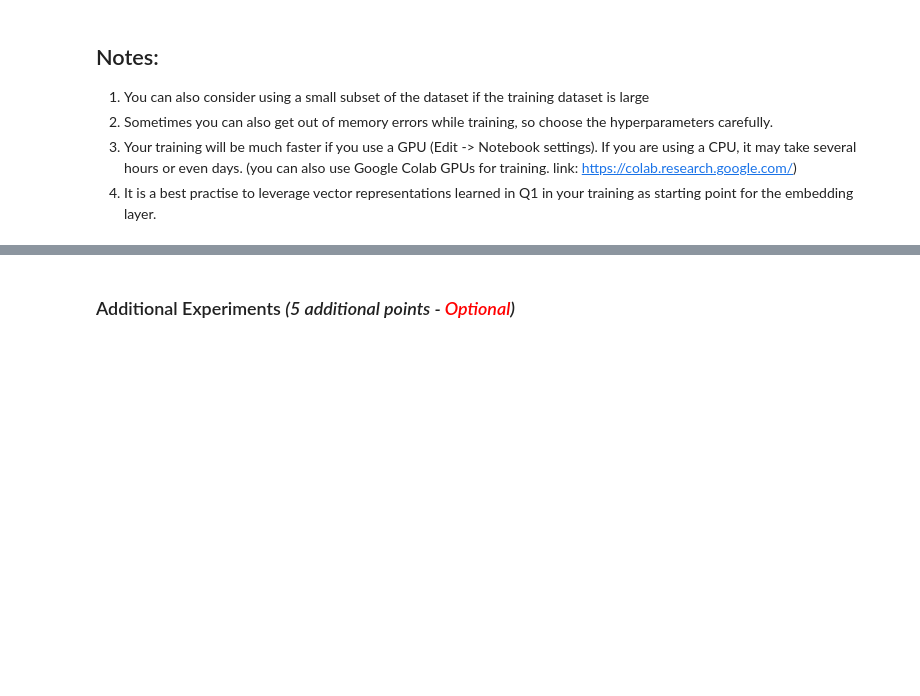
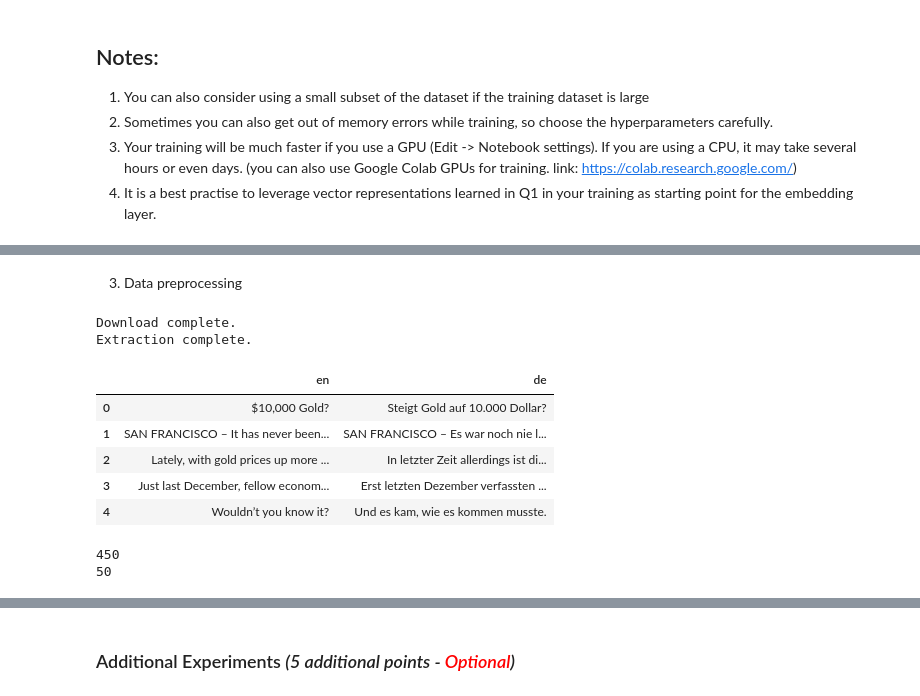
Before and after one commit to jdai01/CAI_NatL, a Jupyter notebook: Assignment 3/Assignment_3_SS25.ipynb, the cells around one changed output, grey strips where cells are left out. Saved outputs shown, nothing was run; the diff lists cells and outputs as text; code cells hidden in the pictures; blank space fills up the shorter version.

```diff
--- a/Assignment 3/Assignment_3_SS25.ipynb
+++ b/Assignment 3/Assignment_3_SS25.ipynb
@@ -419,20 +251,0 @@ Extraction complete.
-# %%
-import re
-def clean_text(text):
-
-    # Convert text to lowercase
-    text = str(text).lower().strip()
-
-    # Remove the \n at the end of each line in the file
-    text = text.rstrip('\n')
-
-    # Remove HTML tags and non-alphanumeric characters
-    text = re.sub(r"<[^>]+>", "", text)
-    text = re.sub(r"[^a-zA-ZÀ-ÿ0-9\s.,;!?':()\[\]{}-]", " ", text)  # Keep selected punctuation marks, symbols and apostrophes
-
-    # Remove excessive whitespace (more than one space)
-    text = re.sub(r"\s+", " ", text)
-
-    text = text.encode("utf-8", errors="ignore").decode("utf-8")  # Corrected encoding
-
-    return text
@@ -513,0 +360,2 @@ NameError: name 'get_tokenizer' is not defined
+# %% [markdown]
+3. Data preprocessing
@@ -513,0 +369,18 @@ NameError: name 'get_tokenizer' is not defined
+# %%
+# Download and unzip file
+url = "https://www.statmt.org/wmt14/training-parallel-nc-v9.tgz"
+filename = "news-commentary.tgz"
+extract_path = ""
+
+response = requests.get(url)
+with open(filename, 'wb') as f:
+    for chunk in response.iter_content(chunk_size=8192):
+        f.write(chunk)
+print("Download complete.")
+
+with tarfile.open(filename, "r:gz") as tar:
+    tar.extractall(path=extract_path)
+print("Extraction complete.")
+# %% [output]
+Download complete.
+Extraction complete.
@@ -513,0 +406,17 @@ NameError: name 'get_tokenizer' is not defined
+# %%
+en_filename = "training/news-commentary-v9.de-en.en"
+de_filename = "training/news-commentary-v9.de-en.de"
+
+# Cast the data from en & de files into a DataFrame
+with open(en_filename, 'r') as en_file, open(de_filename, 'r') as de_file:
+    en = pd.Series(en_file.readlines(), name=SRC_LANGUAGE).apply(lambda text: clean_text(text))
+    de = pd.Series(de_file.readlines(), name=TGT_LANGUAGE).apply(lambda text: clean_text(text))
+translation_df = pd.concat([en, de], axis=1).head(500)
+translation_df.head()
+# %% [output]
+|  | en | de |
+| 0 | $10,000 Gold? | Steigt Gold auf 10.000 Dollar? |
+| 1 | SAN FRANCISCO – It has never been... | SAN FRANCISCO – Es war noch nie l... |
+| 2 | Lately, with gold prices up more ... | In letzter Zeit allerdings ist di... |
+| 3 | Just last December, fellow econom... | Erst letzten Dezember verfassten ... |
+| 4 | Wouldn’t you know it? | Und es kam, wie es kommen musste. |
@@ -513,0 +427,9 @@ NameError: name 'get_tokenizer' is not defined
+# %%
+# Train-test data split
+train_csv, test_csv = train_test_split(translation_df, test_size=0.1)
+
+print(len(train_csv))
+print(len(test_csv))
+# %% [output]
+450
+50
```
Also changed, not shown: parts of 47 cells of this notebook.
